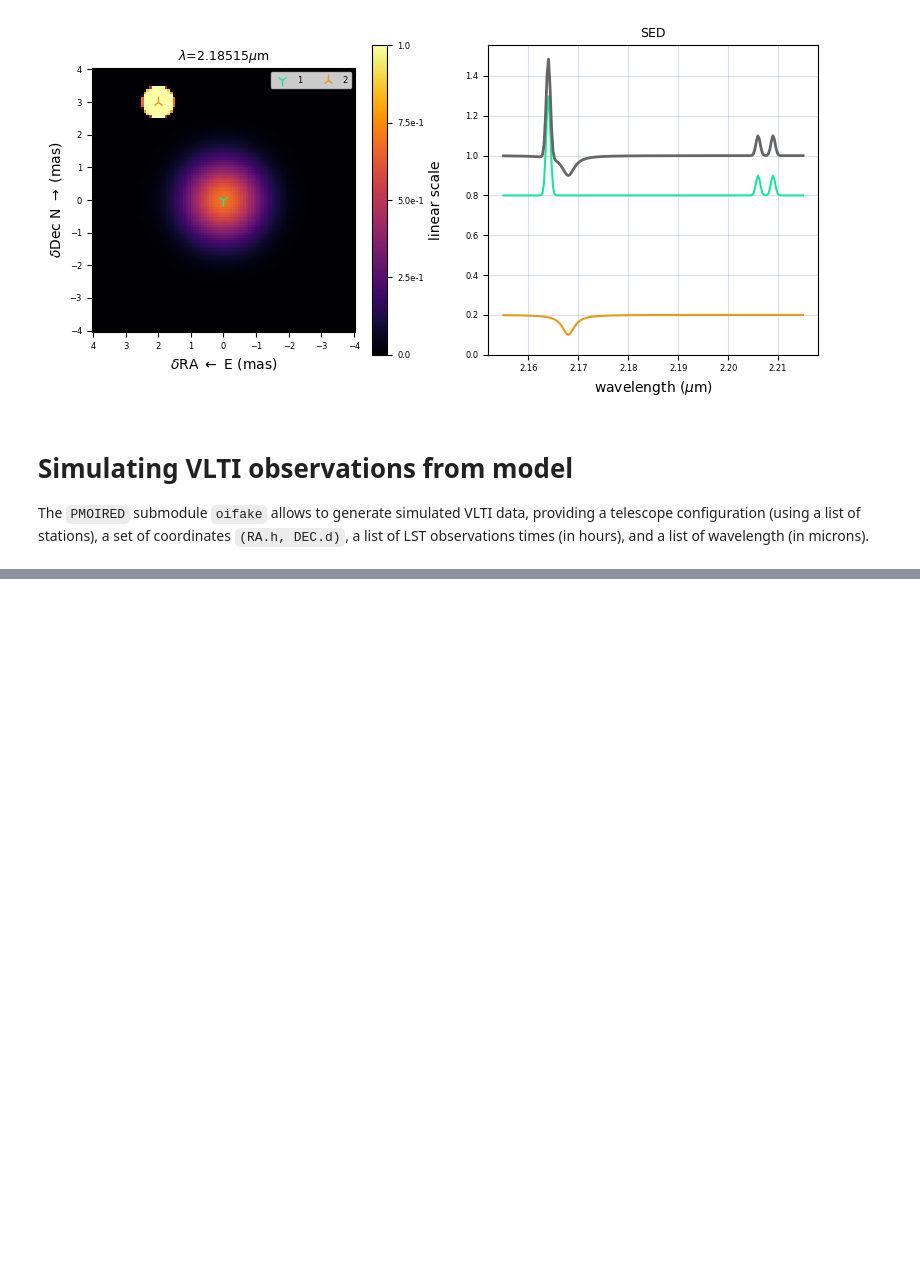
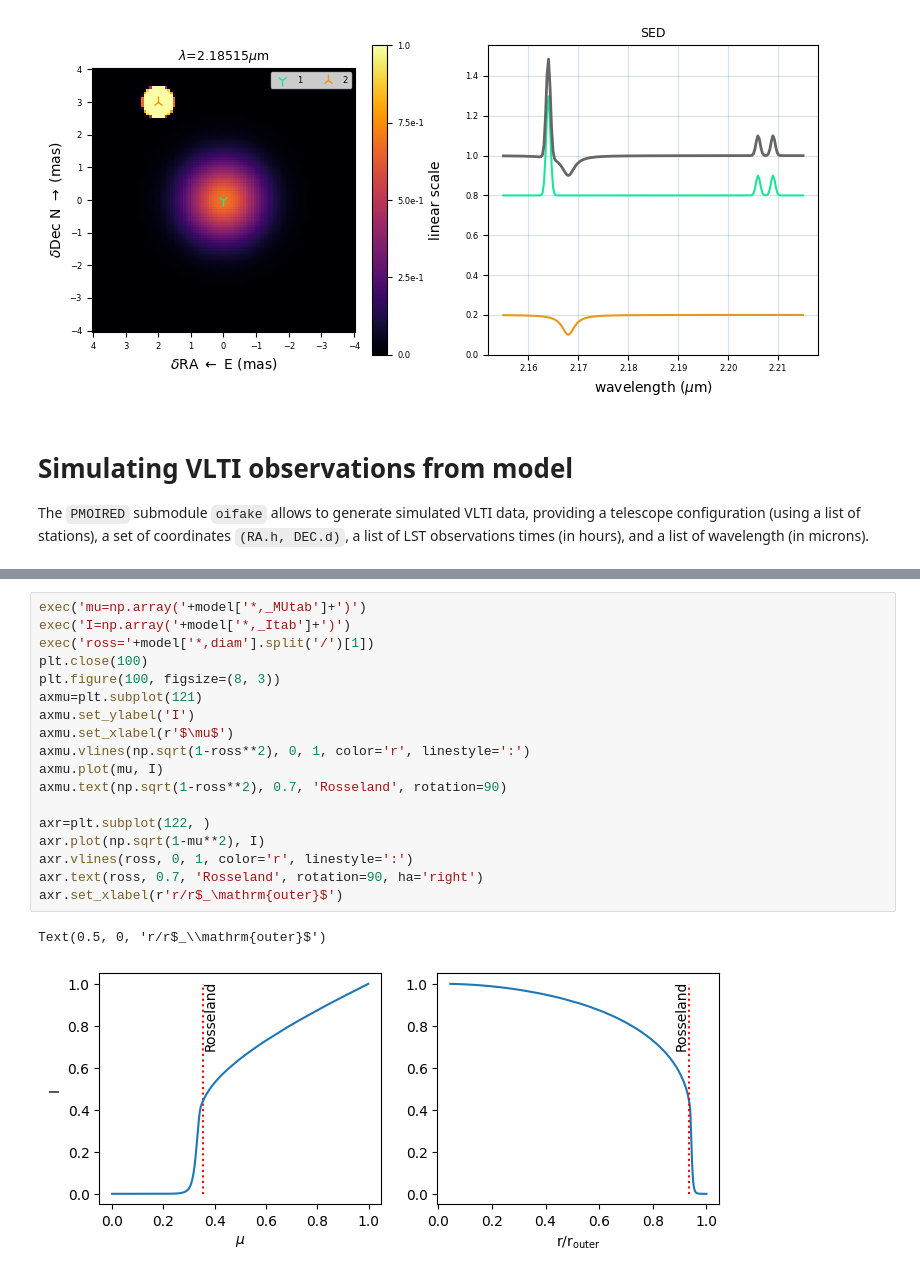
Before and after one commit to amerand/PMOIRED, a Jupyter notebook: pmoired/Model definitions and examples.ipynb, the cells around one changed output, grey strips where cells are left out. Cells and saved outputs as stored; diff of their text form; blank space fills up the shorter version.

```diff
--- a/pmoired/Model definitions and examples.ipynb
+++ b/pmoired/Model definitions and examples.ipynb
@@ -327,0 +374,21 @@ oif.showModel(model, WL=WLk, imFov=8, showSED=True, imMax='99')
+# %%
+exec('mu=np.array('+model['*,_MUtab']+')')
+exec('I=np.array('+model['*,_Itab']+')')
+exec('ross='+model['*,diam'].split('/')[1])
+plt.close(100)
+plt.figure(100, figsize=(8, 3))
+axmu=plt.subplot(121)
+axmu.set_ylabel('I')
+axmu.set_xlabel(r'$\mu$')
+axmu.vlines(np.sqrt(1-ross**2), 0, 1, color='r', linestyle=':')
+axmu.plot(mu, I)
+axmu.text(np.sqrt(1-ross**2), 0.7, 'Rosseland', rotation=90)
+
+axr=plt.subplot(122, )
+axr.plot(np.sqrt(1-mu**2), I)
+axr.vlines(ross, 0, 1, color='r', linestyle=':')
+axr.text(ross, 0.7, 'Rosseland', rotation=90, ha='right')
+axr.set_xlabel(r'r/r$_\mathrm{outer}$')
+# %% [output]
+Text(0.5, 0, 'r/r$_\\mathrm{outer}$')
+[figure, added]
```
Also changed, not shown: parts of 6 cells of this notebook.
